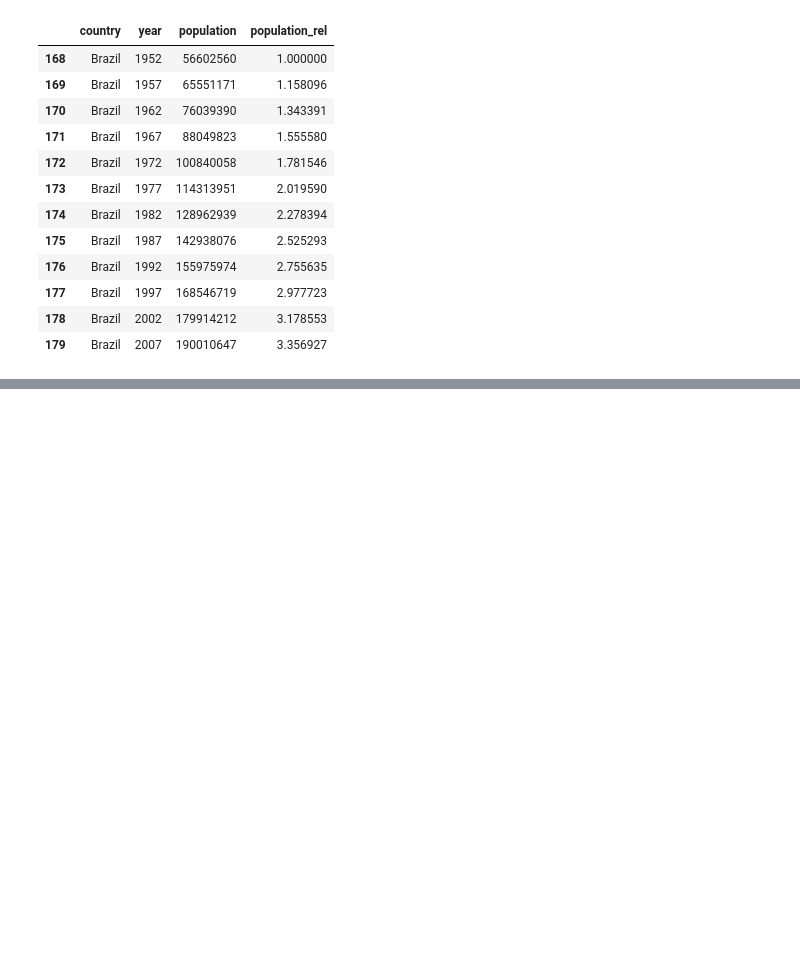
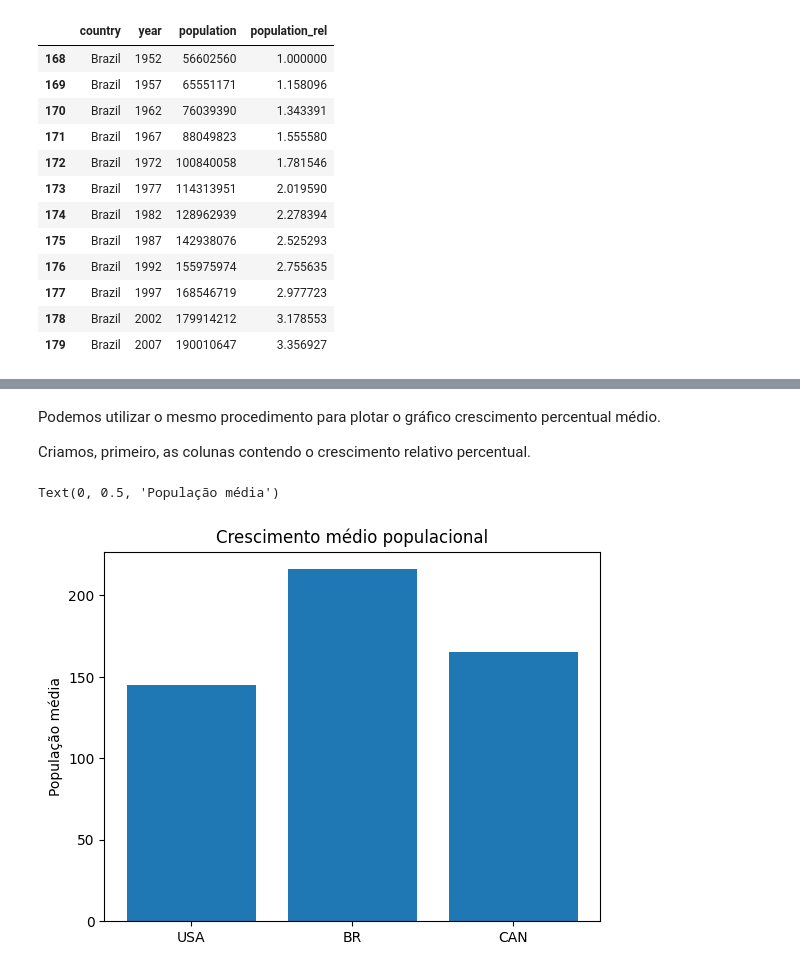
Before and after one commit to cvs2010/Data-Science-Projects, a Jupyter notebook: pandas_tutorial.ipynb, the cells around one changed output, grey strips where cells are left out. Saved outputs shown, nothing was run; the diff lists cells and outputs as text; code cells hidden in the pictures; blank space fills up the shorter version.

```diff
--- a/pandas_tutorial.ipynb
+++ b/pandas_tutorial.ipynb
@@ -181,0 +202,19 @@ brazil
+# %% [markdown]
+Podemos utilizar o mesmo procedimento para plotar o gráfico crescimento percentual médio.
+
+Criamos, primeiro, as colunas contendo o crescimento relativo percentual.
+# %%
+usa['rel_population'] = usa.population / usa.iloc[0, 2] * 100
+brazil['rel_population'] = brazil.population / brazil.iloc[0, 2] * 100
+canada['rel_population'] = canada.population / canada.iloc[0, 2] * 100
+
+# Em seguida, geramos o gráfico de barras contendo as médias.
+
+barras = ['USA', 'BR', 'CAN']
+alturas = [usa.rel_population.mean(), brazil.rel_population.mean(), canada.rel_population.mean()]
+plt.bar(barras, alturas)
+plt.title('Crescimento médio populacional')
+plt.ylabel('População média')
+# %% [output]
+Text(0, 0.5, 'População média')
+[figure, added]
```
Also changed, not shown: parts of 14 cells of this notebook.
